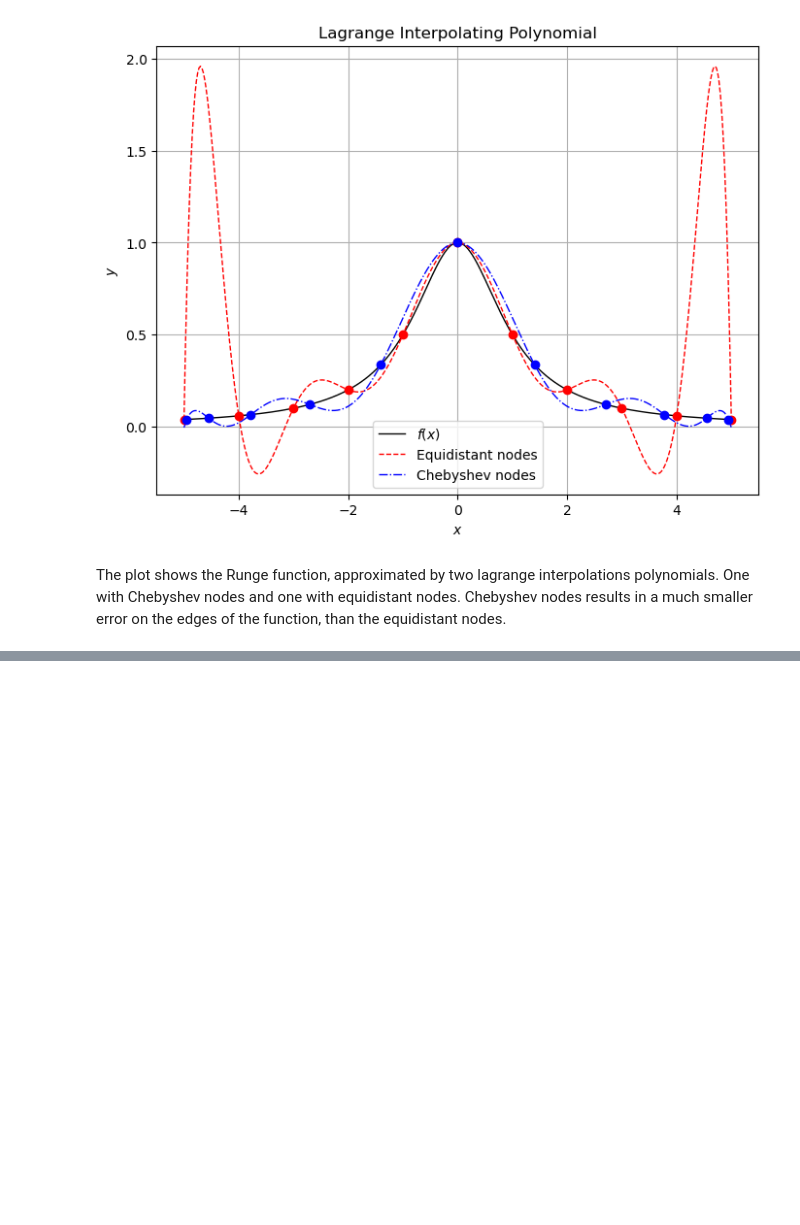
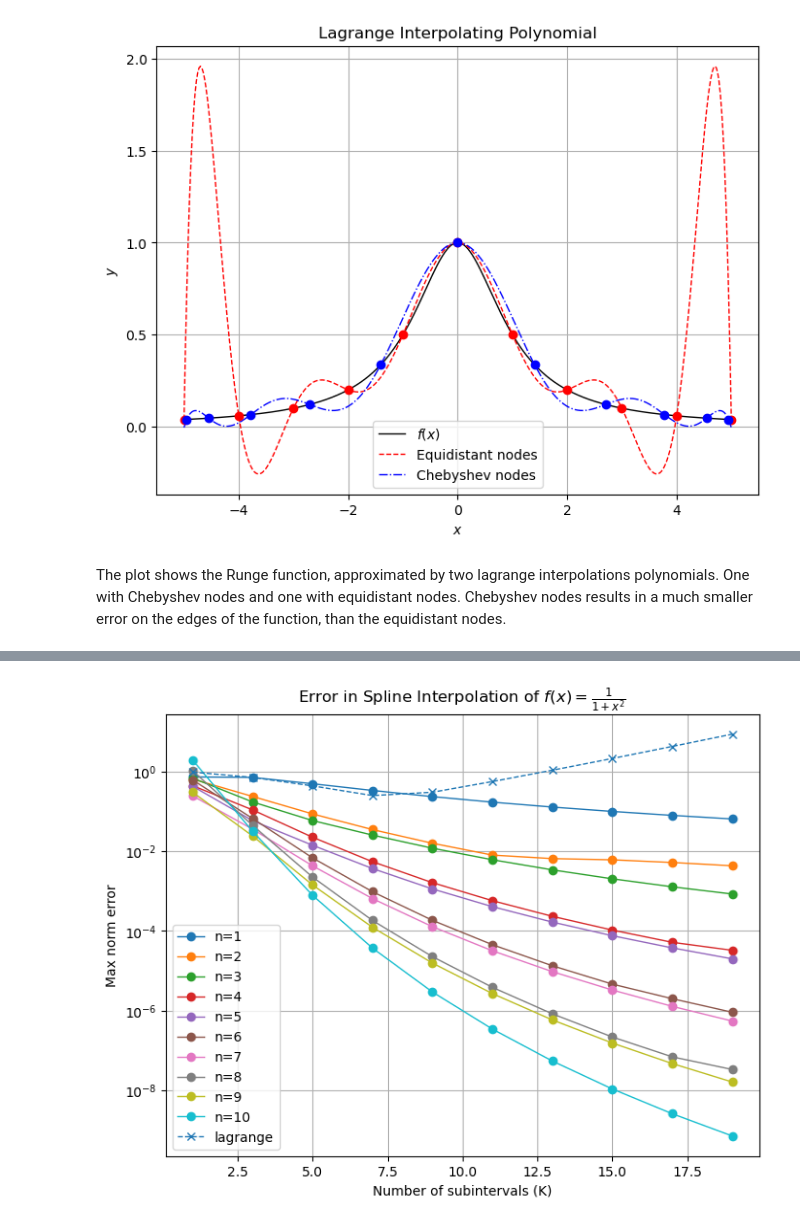
Before and after one commit to Benj181/NTNU-courses, a Jupyter notebook: NumMat/project01/report.ipynb, the cells around one changed output, grey strips where cells are left out. Cells and saved outputs as stored; diff of their text form; code cells hidden in the pictures; blank space fills up the shorter version.

```diff
--- a/NumMat/project01/report.ipynb
+++ b/NumMat/project01/report.ipynb
@@ -257,0 +364,29 @@ The figures show the empirical interpolation error in the $L^\infty$ and $L^2$ n
+# %%
+a, b = -5, 5 # interval
+f = lambda x: 1 / (1 + x**2) # Runge's function
+K_values = range(1, 21, 2)
+
+for n in tqdm.tqdm(range(1, 11)):
+    errs = []
+    for K in K_values:
+        errs.append(error_splines(K, n, a, b, f, K*n*10))
+
+    errs = np.array(errs)
+    plt.semilogy(K_values, errs, 'o-' , label=f'n={n}')
+
+errs = []
+for K in K_values:
+    err, _ = error_lagrange(K, a, b, f, nodes_str='equidistant')
+    errs.append(err)
+
+errs = np.array(errs)
+plt.semilogy(K_values, errs, 'x--' , label=f'lagrange')
+
+plt.xlabel('Number of subintervals (K)')
+plt.ylabel('Max norm error')
+plt.title(r'Error in Spline Interpolation of $f(x) = \frac{1}{1+x^2}$')
+plt.grid(True)
+plt.legend()
+plt.show()
+# %% [output]
+[figure, added]
```
Also changed, not shown: parts of 24 cells of this notebook.
